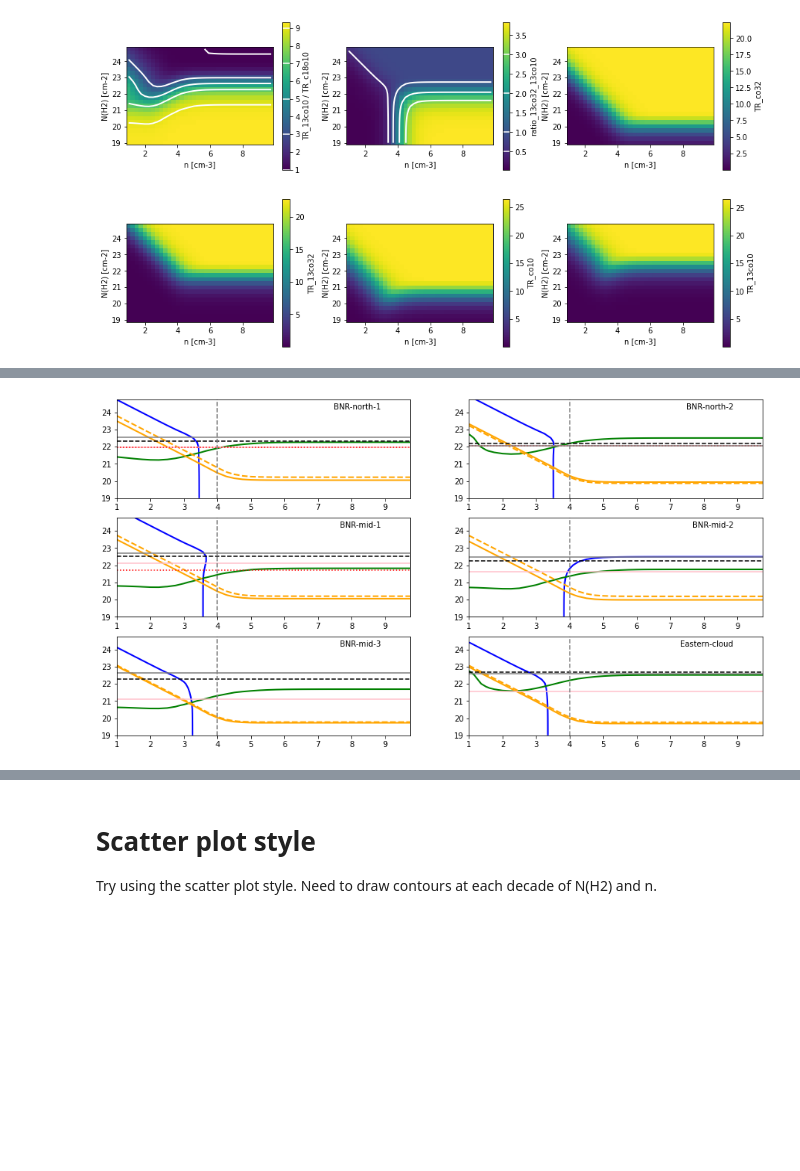
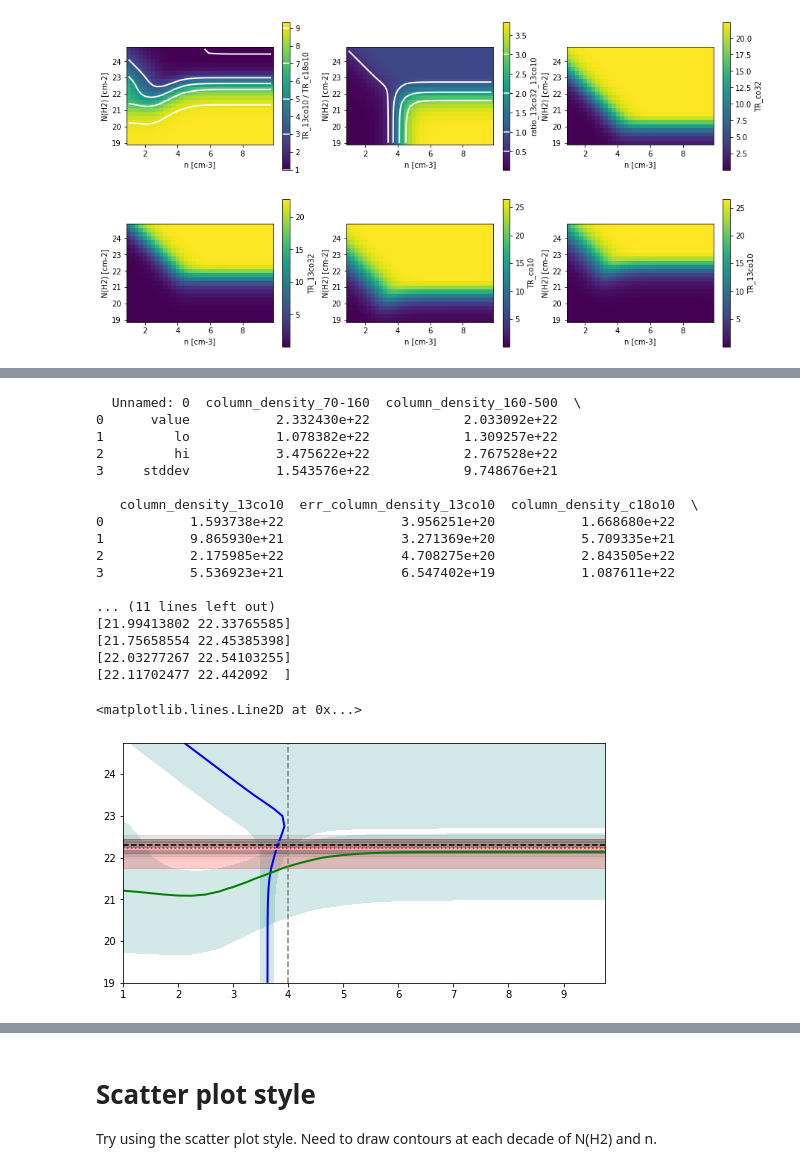
Before and after one commit to ramseykarim/feedback, a Jupyter notebook: co_radex_grid_plots.ipynb, the cells around one changed output, grey strips where cells are left out. Saved outputs shown, nothing was run; the diff lists cells and outputs as text; code cells hidden in the pictures; blank space fills up the shorter version.

```diff
--- a/co_radex_grid_plots.ipynb
+++ b/co_radex_grid_plots.ipynb
@@ -159,21 +220,57 @@ sample_data_df
 # %%
-fig = plt.figure(figsize=(15, 8))
+sample_data_fn = "/home/ramsey/Documents/Research/Feedback/m16_data/misc_regrids/sample_mask_test_1_11.0.21.0.csv"
 
-for i in range(6):
-    ax = plt.subplot(3, 2, 1 + i)
-    reg_select = i # just select by iloc for now
-    sample_row = sample_data_df.iloc[reg_select]
-    # ratio_32_10
-    plot_contour_only("ratio_13co32_13co10", ax, levels=[sample_row["ratio_32_10"]], colors='b')
-    plot_contour_only("TR_13co10 / TR_c18o10", ax, levels=[sample_row["ratio_13_18"]], colors='g')
-    plot_contour_only("TR_co32", ax, levels=[sample_row['peak_12co32-pmo']], colors='orange')
-    plot_contour_only("TR_co32", ax, levels=[sample_row['peak_12co32']], colors='orange', linestyles='--')
-    column_colors = ['pink', 'r', 'grey', 'k']
-    column_ls = ['-', ':', '-', '--']
-    for j, column_key in enumerate(["column_density_13co10", "column_density_c18o10",
-                                    "column_density_70-160", "column_density_160-500"]):
-        ax.axhline(np.log10(sample_row[column_key]), color=column_colors[j], linestyle=column_ls[j])
-    ax.text(0.9, 0.9, sample_row["reg_name"], transform=ax.transAxes, ha='right')
-    ax.axvline(4, linestyle='--', color='grey')
+sample_data_df = pd.read_csv(sample_data_fn)
+print(sample_data_df)
+
+
+fig = plt.figure(figsize=(19, 15))
+
+ax = plt.subplot(3, 2, 1 + i)
+sample_row = sample_data_df.iloc[0]
+#### ratio_32_10
+plot_contour_only("ratio_13co32_13co10", ax, levels=[sample_row["ratio_32_10"]], colors='b')
+
+g1 = (grid_dict["ratio_13co32_13co10"]).to_value()
+lvls1 = [sample_data_df.iloc[x]["ratio_32_10"] for x in (1, 2)]
+ax.contourf(g1, levels=lvls1, **plot_kwargs, color='b', alpha=0.2)
+
+
+plot_contour_only("TR_13co10 / TR_c18o10", ax, levels=[sample_row["ratio_13_18"]], colors='g')
+
+g1 = (grid_dict["TR_13co10"] / grid_dict["TR_c18o10"]).to_value()
+lvls1 = [sample_data_df.iloc[x]["ratio_13_18"] for x in (1, 2)]
+ax.contourf(g1, levels=lvls1, **plot_kwargs, color='g', alpha=0.2)
+
+# plot_contour_only("TR_co32", ax, levels=[sample_row['peak_12co32-pmo']], colors='orange')
+# plot_contour_only("TR_co32", ax, levels=[sample_row['peak_12co32']], colors='orange', linestyles='--')
+column_colors = ['pink', 'r', 'grey', 'k']
+column_ls = ['-', ':', '-', '--']
+for j, column_key in enumerate(["column_density_13co10", "column_density_c18o10",
+                                "column_density_70-160", "column_density_160-500"]):
+    ax.axhline(np.log10(sample_row[column_key]), color=column_colors[j], linestyle=column_ls[j])
+    lvls1 = np.log10([sample_data_df.iloc[x][column_key] for x in (1, 2)])
+    print(lvls1)
+    ax.axhspan(*lvls1, color=column_colors[j], alpha=0.2)
+# ax.text(0.9, 0.9, sample_row["reg_name"], transform=ax.transAxes, ha='right')
+ax.axvline(4, linestyle='--', color='grey')
 # %% [output]
+  Unnamed: 0  column_density_70-160  column_density_160-500  \
+0      value           2.332430e+22            2.033092e+22
+1         lo           1.078382e+22            1.309257e+22
+2         hi           3.475622e+22            2.767528e+22
+3     stddev           1.543576e+22            9.748676e+21
+
+   column_density_13co10  err_column_density_13co10  column_density_c18o10  \
+0           1.593738e+22               3.956251e+20           1.668680e+22
+1           9.865930e+21               3.271369e+20           5.709335e+21
+2           2.175985e+22               4.708275e+20           2.843505e+22
+3           5.536923e+21               6.547402e+19           1.087611e+22
+
+... (11 lines left out)
+[21.99413802 22.33765585]
+[21.75658554 22.45385398]
+[22.03277267 22.54103255]
+[22.11702477 22.442092  ]
+<matplotlib.lines.Line2D at 0x...>
-[figure, old version]
+[figure, new version]
```
Also changed, not shown: parts of 9 cells of this notebook, 1 other file.
